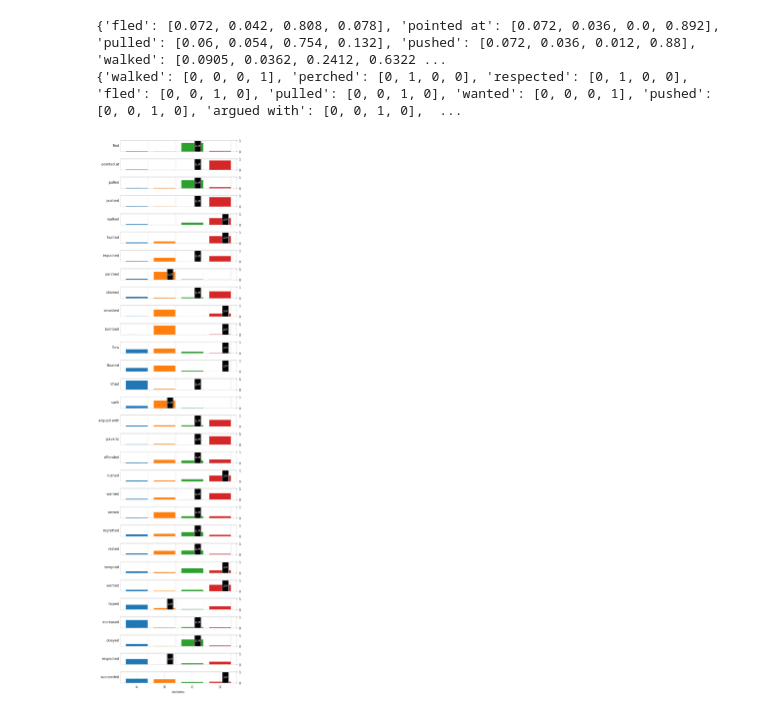
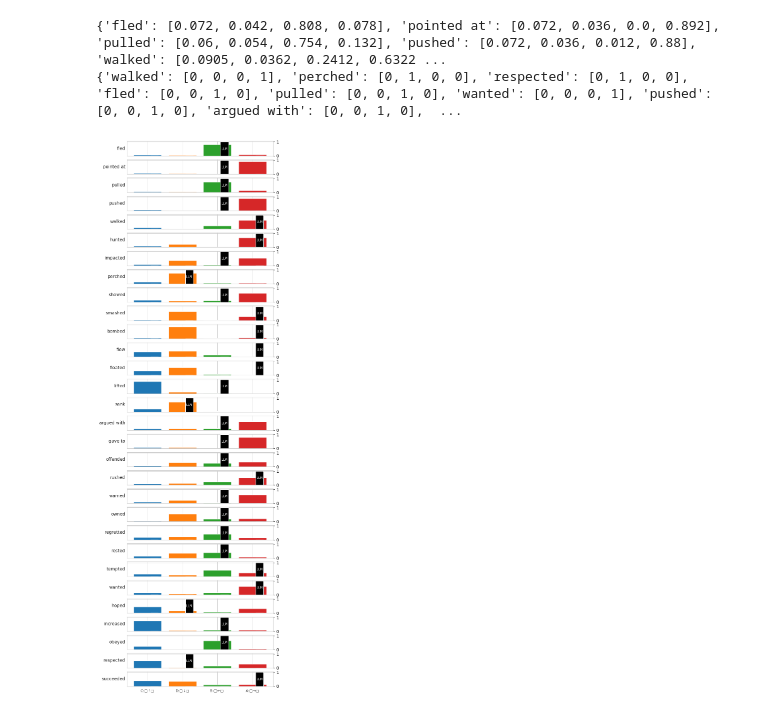
Before and after one commit to PhilWicke/Image-Schemas-in-LLMs, a Jupyter notebook: src/experiment_01/01c_evaluating_exp01.ipynb, the cells around one changed output. Cells and saved outputs as stored; diff of their text form; code cells hidden in the pictures.

```diff
--- a/src/experiment_01/01c_evaluating_exp01.ipynb
+++ b/src/experiment_01/01c_evaluating_exp01.ipynb
@@ -88,10 +88,10 @@ for idx,line in enumerate(lines):
 similarity_scores_items = {}
 similarity_scores_constructs = {'Horizontal':0, 'Neutral':0, 'Vertical':0, 'Horizon.':0, 'Neutr.':0, 'Vertic.':0}
 
-for idx, key in enumerate(richardson_normed):
+for idx, key in enumerate(richardson_data):
 
     # for each item
-    vec1 = np.array(richardson_normed[key])
+    vec1 = np.array(richardson_data[key])
     vec2 = np.array(model_choices[key])
     similarity = cosine_similarity([vec1], [vec2])[0][0]
     similarity_scores_items[key] = similarity
@@ -150,0 +160,14 @@ md("## The average similarity is: **{}** ".format(average_sim))
+# %%
+from sklearn.metrics import cohen_kappa_score
+
+existing_percentages = richardson_data
+existing_responses = []
+model_responses = []
+
+for action in existing_percentages:
+    existing_responses.append(existing_percentages[action].index(max(existing_percentages[action])))
+    model_responses.append(model_choices[action].index(1))  # Assuming 1 indicates model's choice
+
+# Calculate Cohen's Kappa
+kappa = cohen_kappa_score(existing_responses, model_responses)
+print("Cohen's Kappa:", kappa)
@@ -155,6 +190,7 @@ print(model_choices)
 {'fled': [0.072, 0.042, 0.808, 0.078], 'pointed at': [0.072, 0.036, 0.0, 0.892], 'pulled': [0.06, 0.054, 0.754, 0.132], 'pushed': [0.072, 0.036, 0.012, 0.88], 'walked': [0.0905, 0.0362, 0.2412, 0.6322 ...
 {'walked': [0, 0, 0, 1], 'perched': [0, 1, 0, 0], 'respected': [0, 1, 0, 0], 'fled': [0, 0, 1, 0], 'pulled': [0, 0, 1, 0], 'wanted': [0, 0, 0, 1], 'pushed': [0, 0, 1, 0], 'argued with': [0, 0, 1, 0],  ...
 # %%
+import matplotlib.gridspec as gridspec
 import matplotlib.pyplot as plt
 import numpy as np
 
@@ -167,50 +203,51 @@ num_actions = len(action_names)
 num_subplots = len(data_old[action_names[0]])
 
 fig_width = 6
-fig, axes = plt.subplots(num_actions, 1, figsize=(fig_width, .75*num_actions))
-fig.subplots_adjust(hspace=0.5)
+
+# Create a GridSpec layout
+fig = plt.figure(figsize=(fig_width, .75*num_actions))  # Adjust the height factor as needed
+gs = gridspec.GridSpec(num_actions, 1, figure=fig, hspace=0.25)  # You can adjust hspace as needed
 
 bar_width_old = 0.8  # Width of the old bars
 bar_width_new = bar_width_old / 3.5  # Width of the new bars
 
 for i, action in enumerate(action_names):
     values_old = data_old[action]
     values_new = data_new[action]
 
     positions_old = np.arange(num_subplots)
     positions_new = positions_old + bar_width_old / 4  # Shift the new bars to the right
 
     bottom_old = np.zeros(num_subplots)
     bottom_new = np.zeros(num_subplots)
 
+    ax = fig.add_subplot(gs[i, 0])
+
     for j, (value_old, value_new) in enumerate(zip(values_old, values_new)):
-        axes[i].bar(positions_old[j], value_old, bottom=bottom_old[j], width=bar_width_old)
+        ax.bar(positions_old[j], value_old, bottom=bottom_old[j], width=bar_width_old)
         new_bar_x = positions_new[j] #+ bar_width_new / 2  # Middle of the new bar
-        axes[i].bar(positions_new[j], value_new, bottom=bottom_new[j], width=bar_width_new, color='black')
+        ax.bar(positions_new[j], value_new, bottom=bottom_new[j], width=bar_width_new, color="black")
 
         bottom_old[j] += value_old
         bottom_new[j] += value_new
 
         if value_new == 1:
-        # Adding "LLM" label to the middle of the new bar with value == 1
-            axes[i].text(new_bar_x, value_new / 2, "LLM", ha='center', va='center', color='white', fontsize=fig_width+1)
+            ax.text(new_bar_x, value_new / 2, "LLM", ha='center', va='center', color='white', fontsize=fig_width+1) # Adjust fontsize as needed
 
 
-    axes[i].set_xticks(positions_old + bar_width_old / 2)
-    axes[i].text(-.01, 0.5, action, transform=axes[i].transAxes, rotation=0, va='center', ha='right')
-    axes[i].set_xticklabels([])
+    ax.set_xticks(positions_old)
+    ax.set_xticklabels([])
 
-for ax in axes:
+    if i == num_actions - 1:
+        ax.set_xticklabels(["C:◯↑▢", 'D:◯↓▢', 'B:◯←▢ ', 'A:◯→▢'], fontsize=8)  # Adjust fontsize as needed
+
     ax.yaxis.tick_right()
     ax.yaxis.set_label_position("right")
 
-    if ax == axes[-1]:
-        ax.set_xticks(positions_old)
-        ax.set_xticklabels(['A', 'B', 'C', 'D'])
+    ax.text(-.01, 0.5, action, transform=ax.transAxes, rotation=0, va='center', ha='right')
 
-
-plt.xlabel('Actions')
 plt.tight_layout()
+plt.savefig("results/exp01a_"+model_name+"_Choices.png")
 plt.show()
 # %% [output]
-[figure, old version]
+[figure, new version]
```
Also changed, not shown: parts of 6 cells of this notebook, 3 other files.
